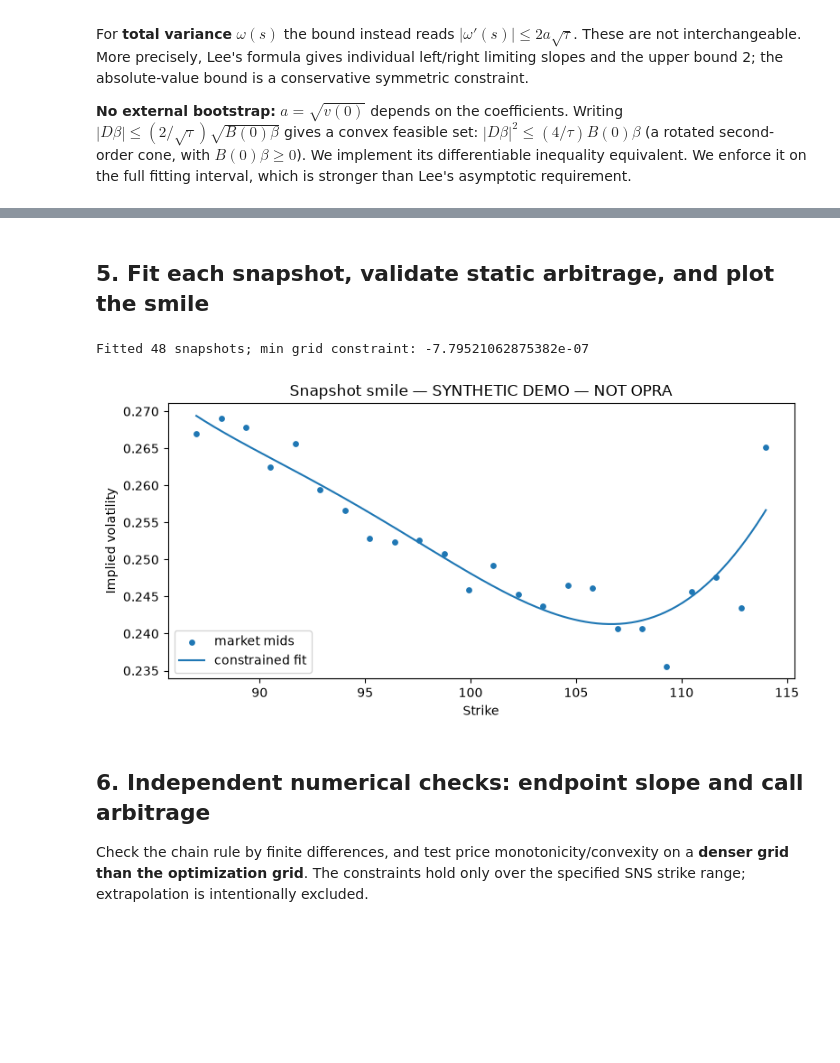
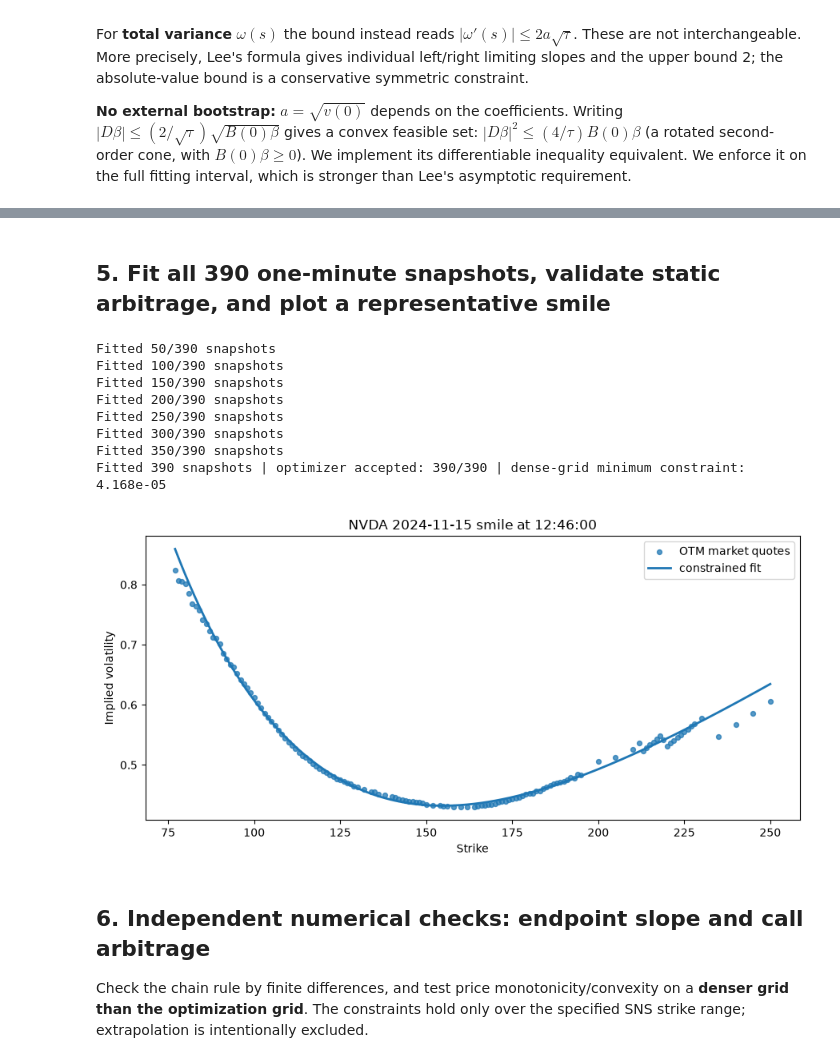
Before and after one commit to ItachiUchiha729/omm-homework, a Jupyter notebook: Exercise_Lecture_3_Solutions.ipynb, the cells around one changed output, grey strips where cells are left out. Saved outputs shown, nothing was run; the diff lists cells and outputs as text; code cells hidden in the pictures; blank space fills up the shorter version.

```diff
--- a/Exercise_Lecture_3_Solutions.ipynb
+++ b/Exercise_Lecture_3_Solutions.ipynb
@@ -11,7 +11,17 @@ from scipy.optimize import minimize, brentq
 from scipy.stats import norm
 from statsmodels.tsa.stattools import acf
 from pathlib import Path
-np.set_printoptions(precision=5,suppress=True)
-SEED=2026; rng=np.random.default_rng(SEED)
-DATA_PATH=None  # e.g. '/path/to/opra_snapshots.parquet'
-R=0.04; Q=0.0; TAU=21/365; S0=100.; NS=48
+
+np.set_printoptions(precision=6, suppress=True)
+DATA_PATH = Path("NVDA_20241014.parquet")
+TICKER = "NVDA"
+EXPIRY = pd.Timestamp("2024-11-15")
+VALUATION_TIME = pd.Timestamp("2024-10-14 09:31:00")
+EXPIRY_TIME = EXPIRY + pd.Timedelta(hours=16)
+R = 0.048  # short-dated USD continuously compounded proxy
+Q = 0.0    # forward is inferred from parity, so q is not imposed on the fit
+TAU = (EXPIRY_TIME - VALUATION_TIME).total_seconds() / (365.0 * 24 * 3600)
+DF = np.exp(-R * TAU)
+S0 = 137.15
+assert DATA_PATH.exists(), f"Missing input file: {DATA_PATH}"
+print(f"Selected {TICKER} {EXPIRY.date()} expiry | tau={TAU:.6f} years | DF={DF:.6f}")
@@ -131,20 +184,42 @@ SYNTHETIC DEMO — NOT OPRA | snapshots: 48 | quotes: 1152
 # %% [markdown]
-## 5. Fit each snapshot, validate static arbitrage, and plot the smile
+## 5. Fit all 390 one-minute snapshots, validate static arbitrage, and plot a representative smile
 # %%
-fits=[]; snapshots=[]; prev=None
-for ts,g in quotes.groupby('timestamp',sort=True):
-    g=g.sort_values('strike').copy();f=float(g.spot.median())*np.exp((R-Q)*TAU)
-    b,res=fit_curve(g.strike.to_numpy(float),g.mid.to_numpy(float),f,TAU,prev)
-    prev=b;fits.append(b);snapshots.append((ts,g,f))
-fits=np.array(fits)
-print('Fitted',len(fits),'snapshots; min grid constraint:',min(np.min(constraints(b,f,TAU)) for b,(_,_,f) in zip(fits,snapshots)))
-ts,g,f=snapshots[len(snapshots)//2];K=np.linspace(g.strike.min(),g.strike.max(),200)
-plt.figure(figsize=(8,4));plt.scatter(g.strike,[implied_vol(p,f,k,TAU,DF) for p,k in zip(g.mid,g.strike)],label='market mids',s=15)
-plt.plot(K,np.sqrt(variance(fits[len(fits)//2],np.log(K/f)/(np.sqrt(fits[len(fits)//2,0])*np.sqrt(TAU)))),label='constrained fit')
-plt.xlabel('Strike');plt.ylabel('Implied volatility');plt.title('Snapshot smile — '+SOURCE);plt.legend();plt.tight_layout();plt.show()
+fits, snapshots, accepted_flags = [], [], []
+prev = None
+for j, (ts, g) in enumerate(quotes.groupby("timestamp", sort=True)):
+    g = g.sort_values("strike").copy()
+    F = float(g.forward.median())
+    b, res, accepted, n_used = fit_curve(g.strike.to_numpy(float), g.mid.to_numpy(float), F, TAU, prev)
+    prev = b
+    fits.append(b); snapshots.append((ts, g, F)); accepted_flags.append(accepted)
+    if (j + 1) % 50 == 0:
+        print(f"Fitted {j + 1}/390 snapshots")
+fits = np.asarray(fits)
+dense_min = min(np.min(constraints(b, F, TAU, 201)) for b, (_, _, F) in zip(fits, snapshots))
+assert len(fits) == 390 and dense_min >= -2e-5
+print(f"Fitted {len(fits)} snapshots | optimizer accepted: {sum(accepted_flags)}/{len(fits)} | dense-grid minimum constraint: {dense_min:.3e}")
+
+idx = len(snapshots) // 2
+ts, g, F = snapshots[idx]
+K = np.linspace(g.strike.min(), g.strike.max(), 250)
+market_iv = [implied_vol(p, F, k, TAU, DF) for p, k in zip(g.mid, g.strike)]
+fit_iv = np.sqrt(variance(fits[idx], np.log(K/F) / (np.sqrt(fits[idx, 0]) * np.sqrt(TAU))))
+plt.figure(figsize=(9, 4.5))
+plt.scatter(g.strike, market_iv, label="OTM market quotes", s=18, alpha=.75)
+plt.plot(K, fit_iv, label="constrained fit", linewidth=2)
+plt.xlabel("Strike"); plt.ylabel("Implied volatility")
+plt.title(f"NVDA {EXPIRY.date()} smile at {ts.time()}")
+plt.legend(); plt.tight_layout(); plt.show()
 # %% [output]
-Fitted 48 snapshots; min grid constraint: -7.79521062875382e-07
+Fitted 50/390 snapshots
+Fitted 100/390 snapshots
+Fitted 150/390 snapshots
+Fitted 200/390 snapshots
+Fitted 250/390 snapshots
+Fitted 300/390 snapshots
+Fitted 350/390 snapshots
+Fitted 390 snapshots | optimizer accepted: 390/390 | dense-grid minimum constraint: 4.168e-05
-[figure, old version]
+[figure, new version]
 # %% [markdown]
 ## 6. Independent numerical checks: endpoint slope and call arbitrage
 Check the chain rule by finite differences, and test price monotonicity/convexity on a **denser grid than the optimization grid**. The constraints hold only over the specified SNS strike range; extrapolation is intentionally excluded.
```
Also changed, not shown: parts of 13 cells of this notebook, 3 other files.
